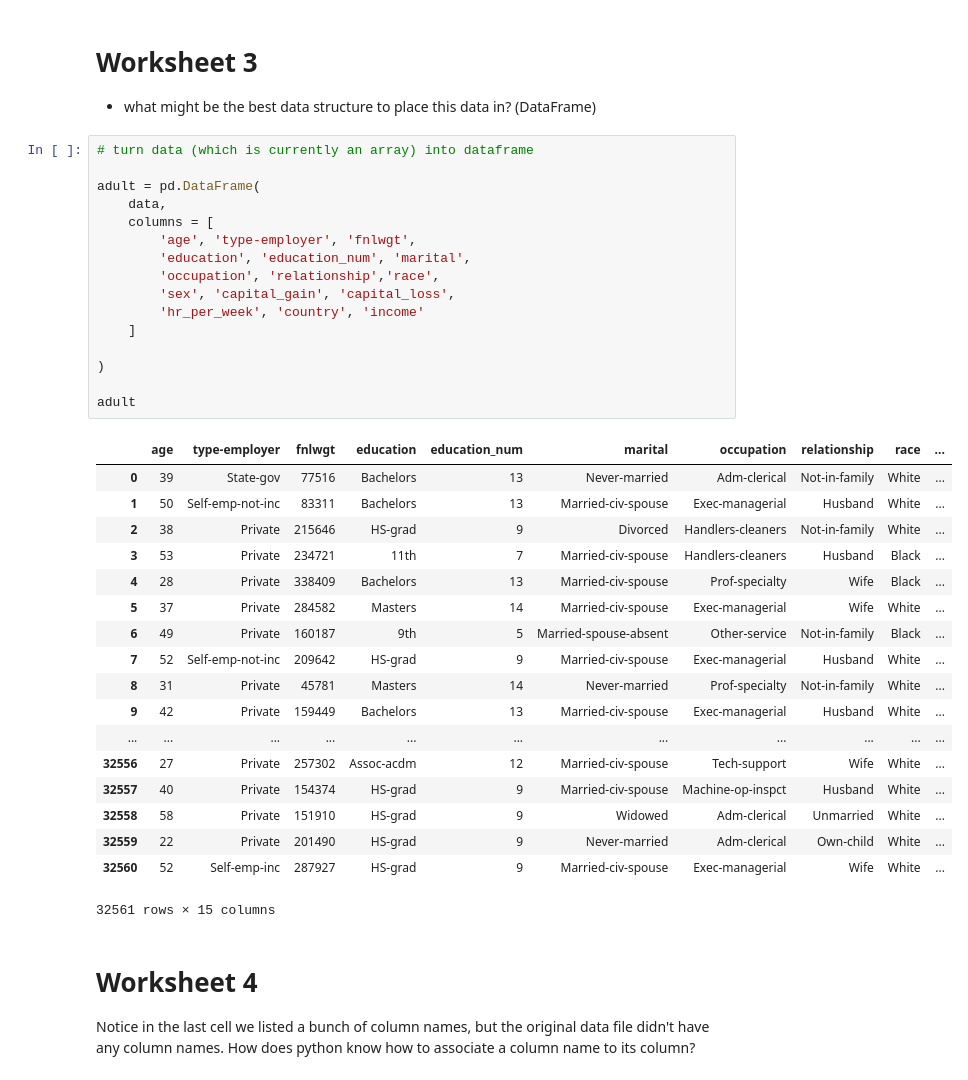
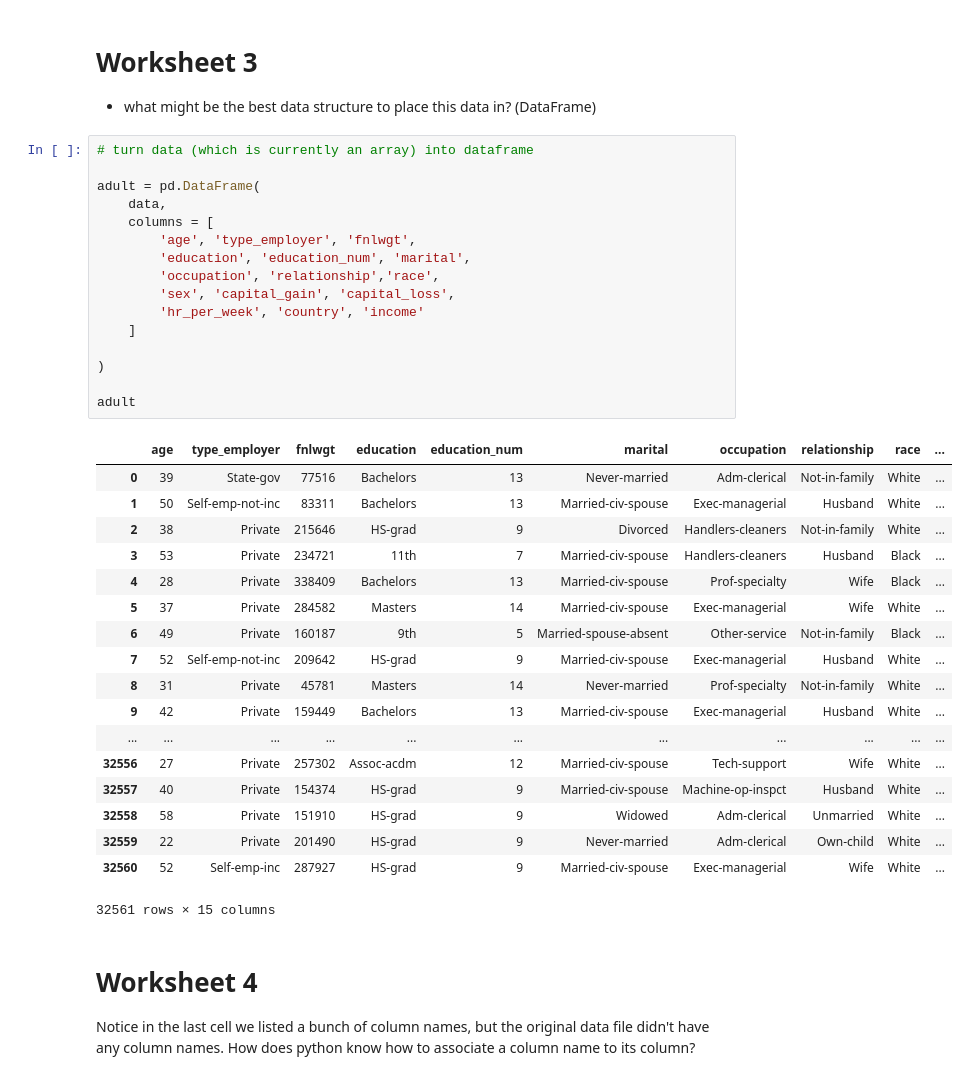
Before and after one commit to bpark4/Math2212_Parkosewich, a Jupyter notebook: M2_Statistics/M2_Adult.ipynb, the cells around one changed output. Drawn from its saved outputs; the diff is of its cells as text.

```diff
--- a/M2_Statistics/M2_Adult.ipynb
+++ b/M2_Statistics/M2_Adult.ipynb
@@ -54,21 +54,21 @@ data[0:2]
 # %%
 # turn data (which is currently an array) into dataframe
 
 adult = pd.DataFrame(
     data,
     columns = [
-        'age', 'type-employer', 'fnlwgt',
+        'age', 'type_employer', 'fnlwgt',
         'education', 'education_num', 'marital',
         'occupation', 'relationship','race',
         'sex', 'capital_gain', 'capital_loss',
         'hr_per_week', 'country', 'income'
     ]
 
 )
 
 adult
 # %% [output]
-|  | age | type-employer | fnlwgt | education | education_num | marital | occupation | relationship | race | ... |
+|  | age | type_employer | fnlwgt | education | education_num | marital | occupation | relationship | race | ... |
 | 0 | 39 | State-gov | 77516 | Bachelors | 13 | Never-married | Adm-clerical | Not-in-family | White | ... |
 | 1 | 50 | Self-emp-not-inc | 83311 | Bachelors | 13 | Married-civ-spouse | Exec-managerial | Husband | White | ... |
 | 2 | 38 | Private | 215646 | HS-grad | 9 | Divorced | Handlers-cleaners | Not-in-family | White | ... |
```
Also changed, not shown: parts of 8 cells of this notebook, 2 other files.
